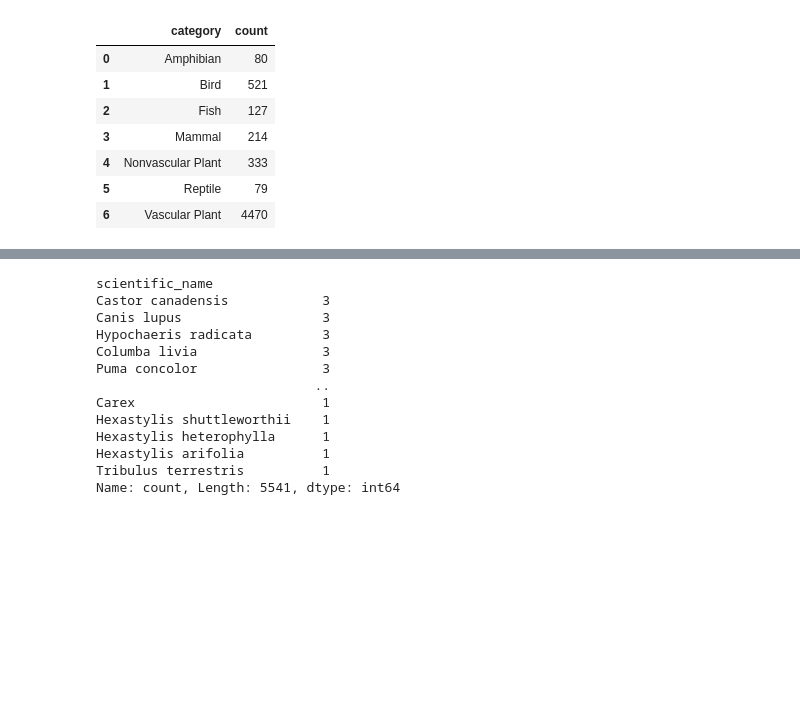
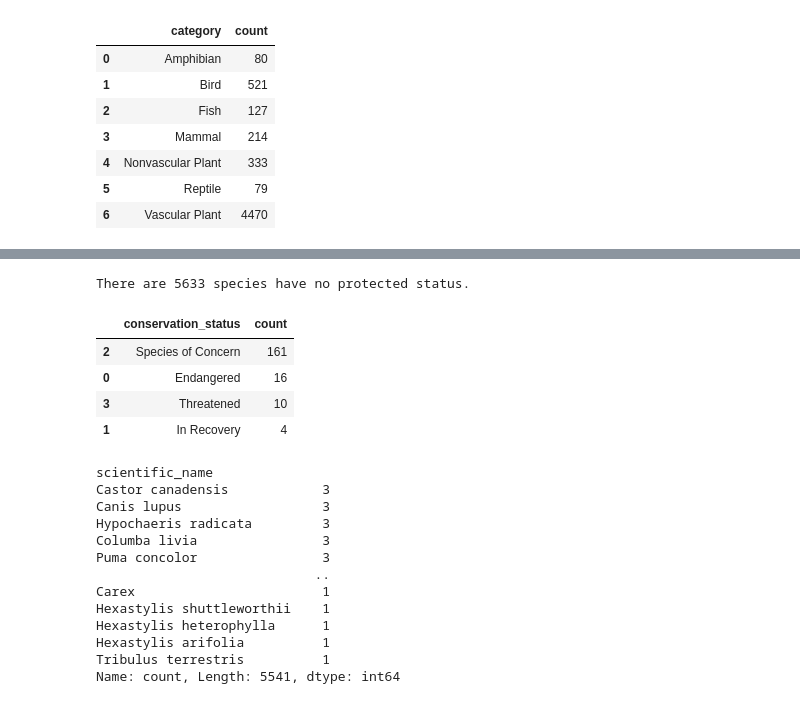
Before and after one commit to 7086600/biodiversity_project, a Jupyter notebook: biodiversity.ipynb, the cells around one changed output, grey strips where cells are left out. Drawn from its saved outputs; the diff is of its cells as text; code cells hidden in the pictures; blank space fills up the shorter version.

Commit message:
looking to conservation_status column

```diff
--- a/biodiversity.ipynb
+++ b/biodiversity.ipynb
@@ -127,3 +139,17 @@ species.groupby('category').size().reset_index(name='count')
+# %%
+# count nan values in conservation_status
+nan_conservation_status = species['conservation_status'].isna().sum()
+print(f"There are {nan_conservation_status} species have no protected status.")
+
+
+species.groupby('conservation_status').size().reset_index(name='count').sort_values(by='count', ascending=False)
+# %% [output]
+There are 5633 species have no protected status.
+|  | conservation_status | count |
+| 2 | Species of Concern | 161 |
+| 0 | Endangered | 16 |
+| 3 | Threatened | 10 |
+| 1 | In Recovery | 4 |
 # %%
 # count scientific_name values
 species['scientific_name'].value_counts()
```
Also changed, not shown: parts of 3 cells of this notebook.
